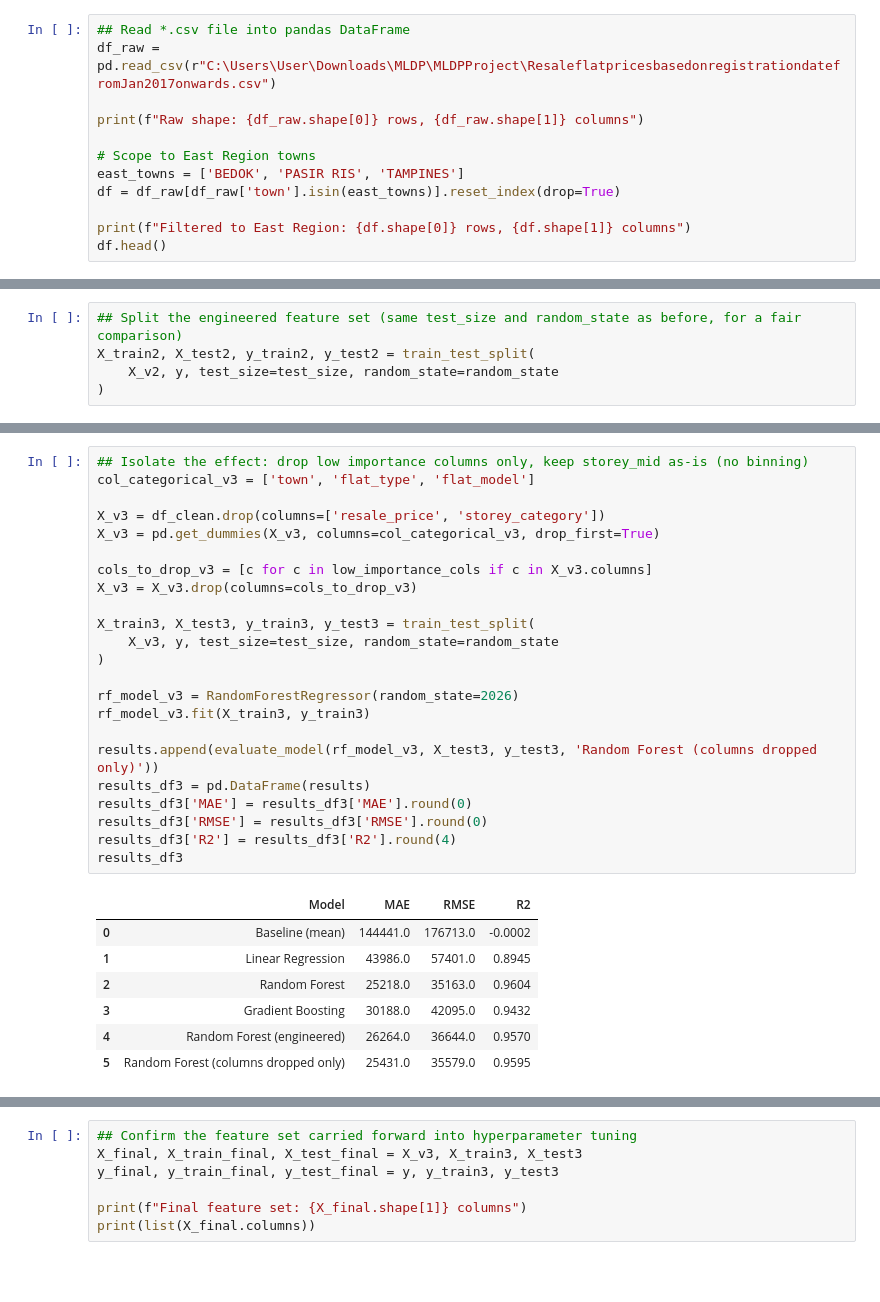
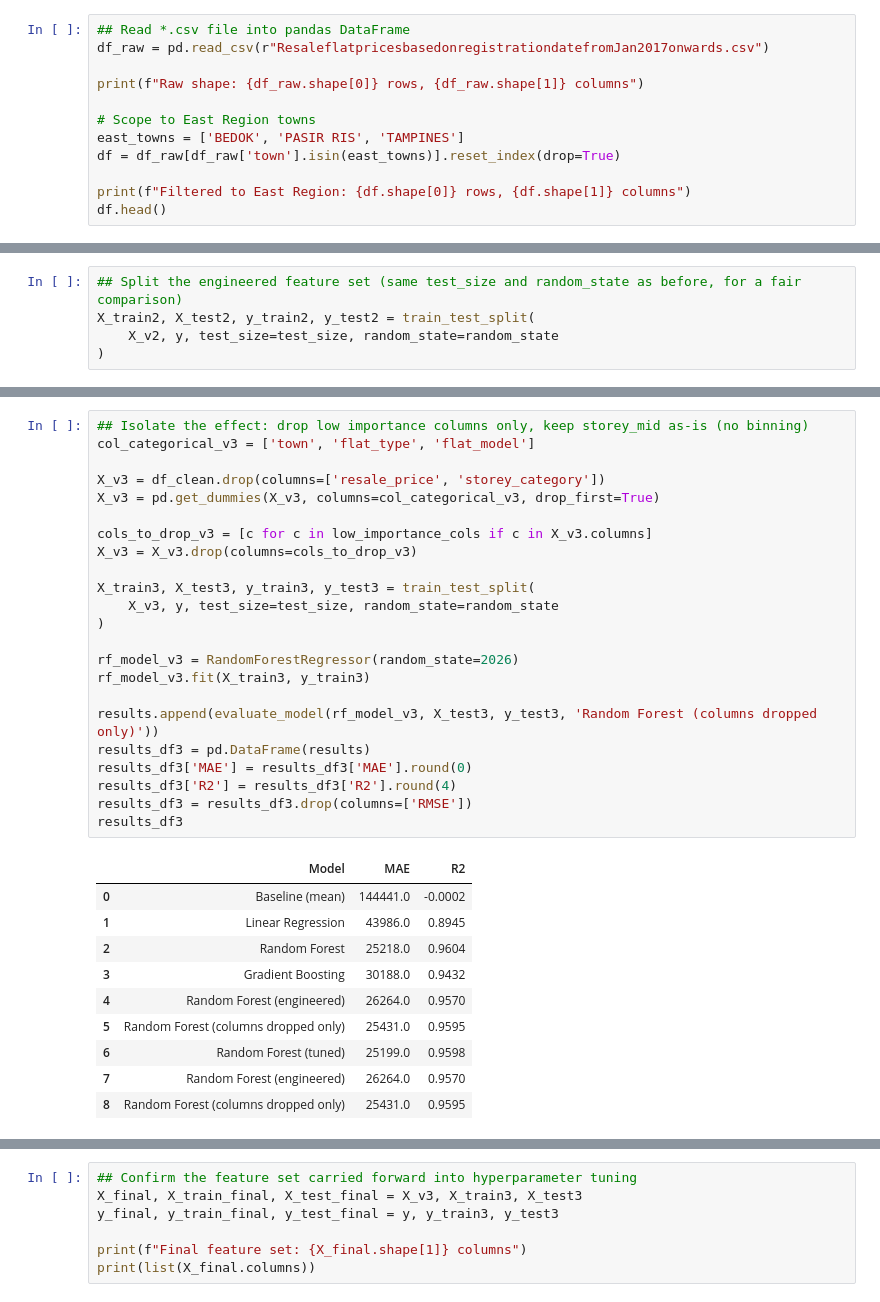
Before and after one commit to Lagatorase/MLDPProject, a Jupyter notebook: Completed MLDP Program Codes Submission Template.ipynb, the cells around one changed output, grey strips where cells are left out. Drawn from its saved outputs; the diff is of its cells as text; blank space fills up the shorter version.

```diff
--- a/Completed MLDP Program Codes Submission Template.ipynb
+++ b/Completed MLDP Program Codes Submission Template.ipynb
@@ -41,7 +41,7 @@ sns.set_style('whitegrid')
 ## 2.1 Load dataset
 # %%
 ## Read *.csv file into pandas DataFrame
-df_raw = pd.read_csv(r"C:\Users\User\Downloads\MLDP\MLDPProject\ResaleflatpricesbasedonregistrationdatefromJan2017onwards.csv")
+df_raw = pd.read_csv(r"ResaleflatpricesbasedonregistrationdatefromJan2017onwards.csv")
 
 print(f"Raw shape: {df_raw.shape[0]} rows, {df_raw.shape[1]} columns")
 
@@ -703,34 +710,37 @@ results_df2
 # %%
 ## Isolate the effect: drop low importance columns only, keep storey_mid as-is (no binning)
 col_categorical_v3 = ['town', 'flat_type', 'flat_model']
 
 X_v3 = df_clean.drop(columns=['resale_price', 'storey_category'])
 X_v3 = pd.get_dummies(X_v3, columns=col_categorical_v3, drop_first=True)
 
 cols_to_drop_v3 = [c for c in low_importance_cols if c in X_v3.columns]
 X_v3 = X_v3.drop(columns=cols_to_drop_v3)
 
 X_train3, X_test3, y_train3, y_test3 = train_test_split(
     X_v3, y, test_size=test_size, random_state=random_state
 )
 
 rf_model_v3 = RandomForestRegressor(random_state=2026)
 rf_model_v3.fit(X_train3, y_train3)
 
 results.append(evaluate_model(rf_model_v3, X_test3, y_test3, 'Random Forest (columns dropped only)'))
 results_df3 = pd.DataFrame(results)
 results_df3['MAE'] = results_df3['MAE'].round(0)
-results_df3['RMSE'] = results_df3['RMSE'].round(0)
 results_df3['R2'] = results_df3['R2'].round(4)
+results_df3 = results_df3.drop(columns=['RMSE'])
 results_df3
 # %% [output]
-|  | Model | MAE | RMSE | R2 |
-| 0 | Baseline (mean) | 144441.0 | 176713.0 | -0.0002 |
-| 1 | Linear Regression | 43986.0 | 57401.0 | 0.8945 |
-| 2 | Random Forest | 25218.0 | 35163.0 | 0.9604 |
-| 3 | Gradient Boosting | 30188.0 | 42095.0 | 0.9432 |
-| 4 | Random Forest (engineered) | 26264.0 | 36644.0 | 0.9570 |
-| 5 | Random Forest (columns dropped only) | 25431.0 | 35579.0 | 0.9595 |
+|  | Model | MAE | R2 |
+| 0 | Baseline (mean) | 144441.0 | -0.0002 |
+| 1 | Linear Regression | 43986.0 | 0.8945 |
+| 2 | Random Forest | 25218.0 | 0.9604 |
+| 3 | Gradient Boosting | 30188.0 | 0.9432 |
+| 4 | Random Forest (engineered) | 26264.0 | 0.9570 |
+| 5 | Random Forest (columns dropped only) | 25431.0 | 0.9595 |
+| 6 | Random Forest (tuned) | 25199.0 | 0.9598 |
+| 7 | Random Forest (engineered) | 26264.0 | 0.9570 |
+| 8 | Random Forest (columns dropped only) | 25431.0 | 0.9595 |
 # %% [markdown]
 ### Feature engineering / feature selection results
 
```
Also changed, not shown: parts of 8 cells of this notebook.
